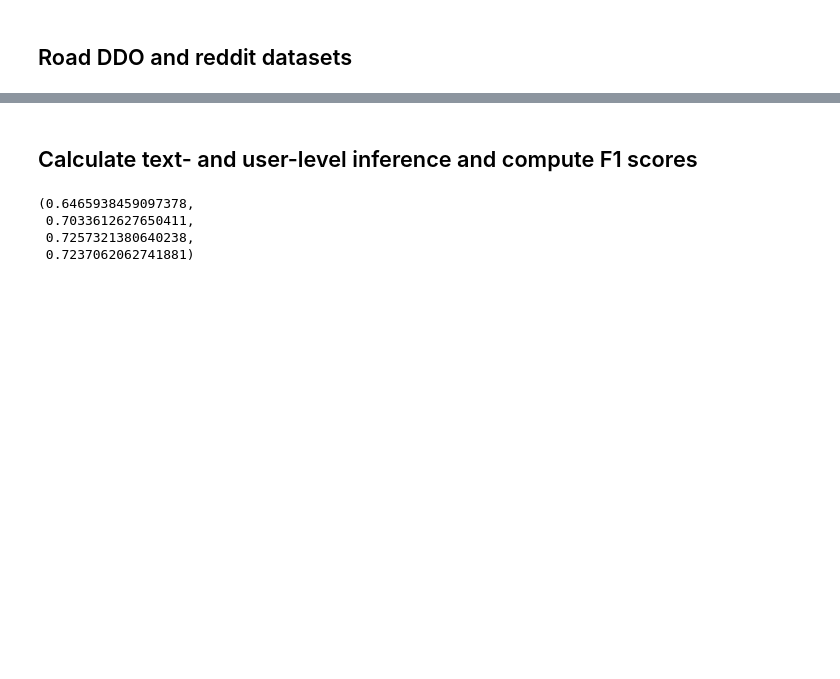
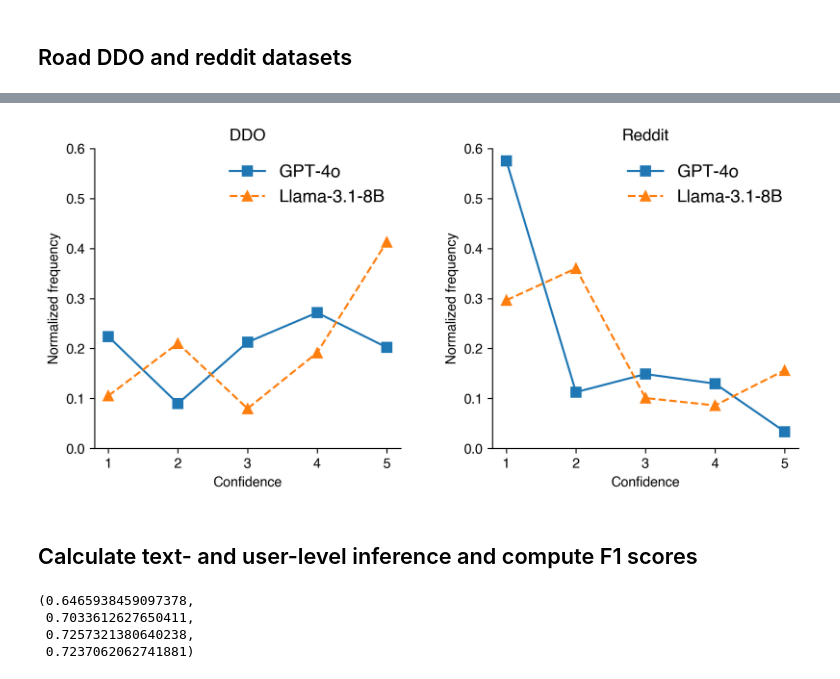
Before and after one commit to ByunghweeLee-IU/llm-political-inference, a Jupyter notebook: main_result.ipynb, the cells around one changed output, grey strips where cells are left out. Saved outputs shown, nothing was run; the diff lists cells and outputs as text; code cells hidden in the pictures; blank space fills up the shorter version.

```diff
--- a/main_result.ipynb
+++ b/main_result.ipynb
@@ -22,3 +100,56 @@ data_reddit.head(2)
+# %%
+conf_dist_ddo_gpt = util.get_conf_distribution(data_ddo,
+                                            confidence_label='confidence_gpt4o',
+                                            prediction_label='party_out_gpt4o',
+                                            true_label='party_short')
+
+conf_dist_ddo_llama = util.get_conf_distribution(data_ddo,
+                                            confidence_label='confidence_llama8b',
+                                            prediction_label='party_out_llama8b',
+                                            true_label='party_short')
+
+conf_dist_reddit_gpt = util.get_conf_distribution(data_reddit,
+                                            confidence_label='confidence_gpt4o',
+                                            prediction_label='party_out_gpt4o',
+                                            true_label='party_short')
+
+conf_dist_reddit_llama = util.get_conf_distribution(data_reddit,
+                                            confidence_label='confidence_llama8b',
+                                            prediction_label='party_out_llama8b',
+                                            true_label='party_short')
+# %%
+fig, axes = plt.subplots(1, 2, figsize=(8, 4), dpi=300)
+
+axes[0].plot(np.arange(1,6), conf_dist_ddo_gpt, 's-',  ms=7, label='GPT-4o')
+axes[0].plot(np.arange(1,6), conf_dist_ddo_llama, '^--',  ms=7, label='Llama-3.1-8B')
+axes[0].set_xticks([1, 2, 3, 4, 5])
+axes[0].set_ylim(0,0.6)
+axes[0].set_title("DDO")
+axes[0].set_xlabel('Confidence')
+axes[0].set_ylabel('Normalized frequency')
+axes[0].legend(frameon=False, fontsize=13)
+
+
+axes[1].plot(np.arange(1,6), conf_dist_reddit_gpt,   's-', ms=7 , label='GPT-4o')
+axes[1].plot(np.arange(1,6), conf_dist_reddit_llama, '^--', ms=7 , label='Llama-3.1-8B')
+axes[1].set_xticks([1, 2, 3, 4, 5])
+axes[1].set_ylim(0,0.6)
+axes[1].set_title("Reddit")
+axes[1].set_xlabel('Confidence')
+axes[1].set_ylabel('Normalized frequency')
+axes[1].legend(frameon=False, fontsize=13)
+
+# Clean up the plot (remove top/right spines)
+for ax in axes:
+    ax.spines['top'].set_visible(False)
+    ax.spines['right'].set_visible(False)
+
+plt.tight_layout()
+plt.subplots_adjust(wspace=0.3)
+# Show the plot
+plt.show()
+# %% [output]
+[figure, added]
 # %% [markdown]
 ## Calculate text- and user-level inference and compute F1 scores
 # %%
```
Also changed, not shown: parts of 10 cells of this notebook, 2 other files.
